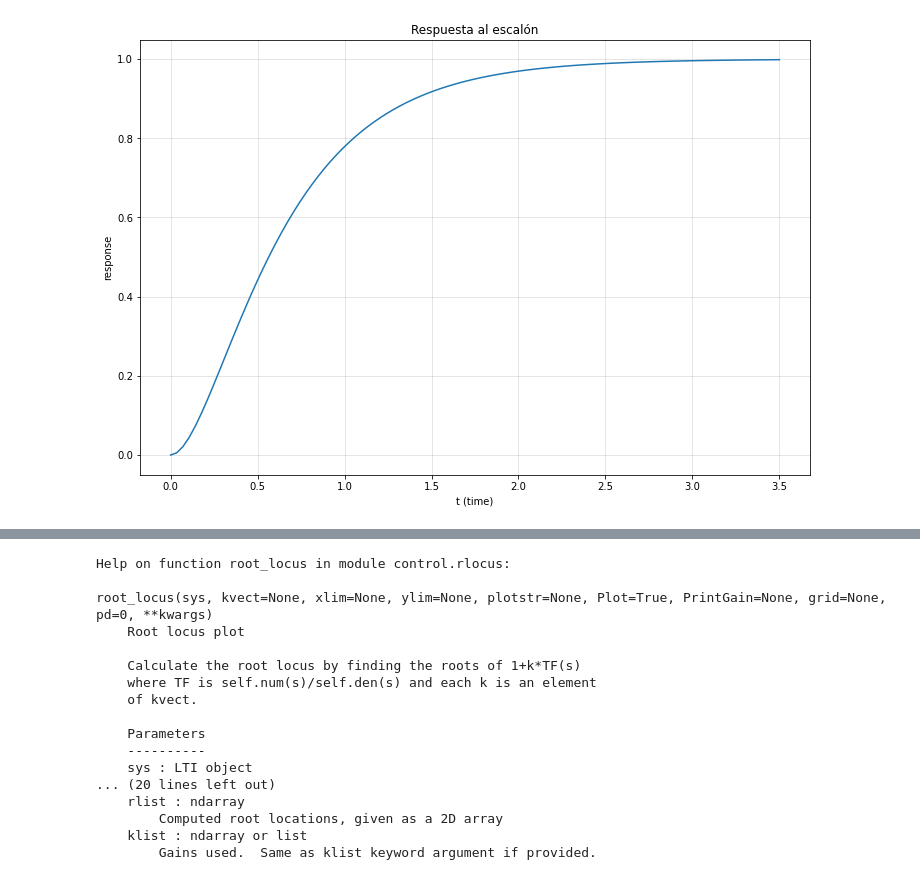
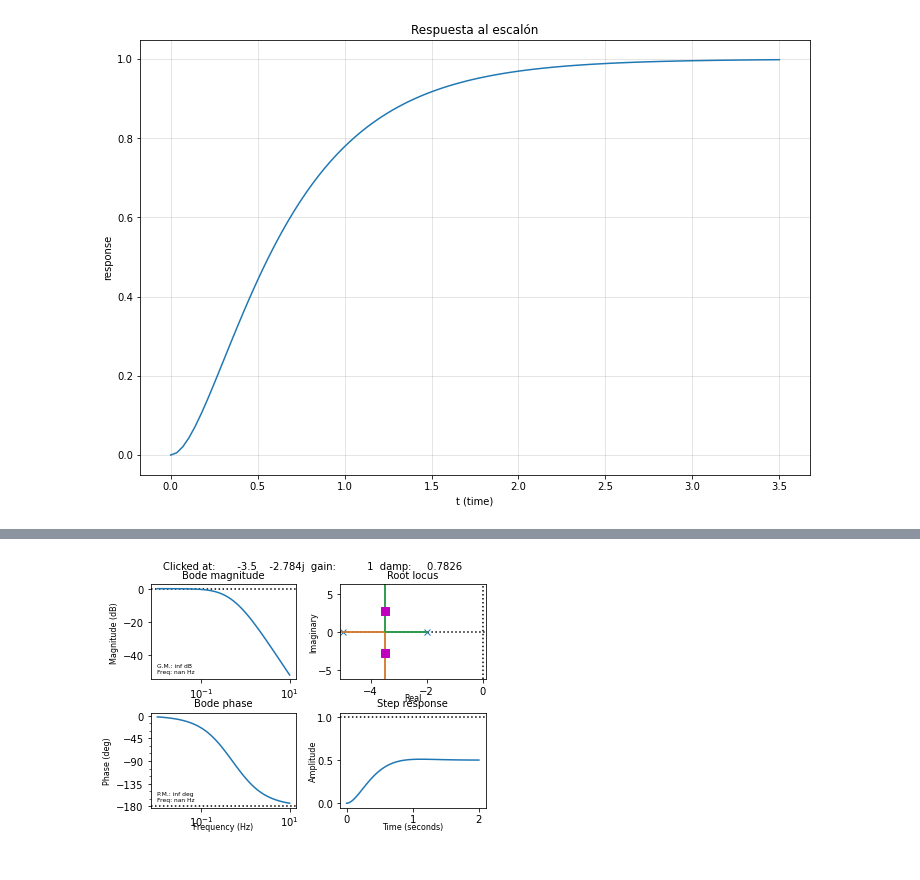
Before and after one commit to alecaceres/SCA, a Jupyter notebook: PID/Ejercicio 1 - pag 1.ipynb, the cells around one changed output, grey strips where cells are left out. Drawn from its saved outputs; the diff is of its cells as text; code cells hidden in the pictures.

```diff
--- a/PID/Ejercicio 1 - pag 1.ipynb
+++ b/PID/Ejercicio 1 - pag 1.ipynb
@@ -38,20 +38,4 @@ empanada, algo = rlocus(G,pd = polo)
-# %%
-help(rlocus)
-# %% [output]
-Help on function root_locus in module control.rlocus:
-
-root_locus(sys, kvect=None, xlim=None, ylim=None, plotstr=None, Plot=True, PrintGain=None, grid=None, pd=0, **kwargs)
-    Root locus plot
-
-    Calculate the root locus by finding the roots of 1+k*TF(s)
-    where TF is self.num(s)/self.den(s) and each k is an element
-    of kvect.
-
-    Parameters
-    ----------
-    sys : LTI object
-... (20 lines left out)
-    rlist : ndarray
-        Computed root locations, given as a 2D array
-    klist : ndarray or list
-        Gains used.  Same as klist keyword argument if provided.
+# %%
+sisotool(G)
+# %% [output]
+[figure, added]
```
Also changed, not shown: parts of 1 cell of this notebook, 1 other file.
